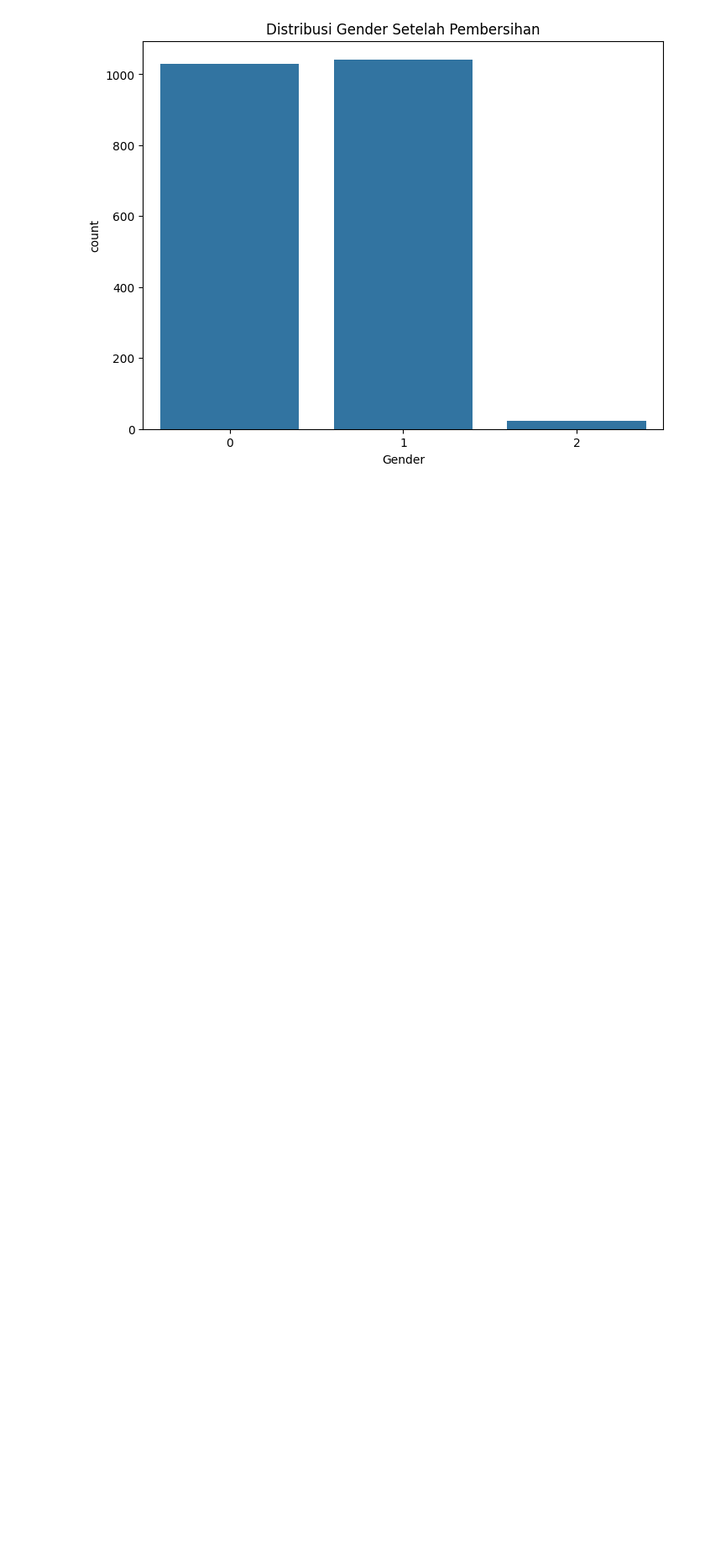
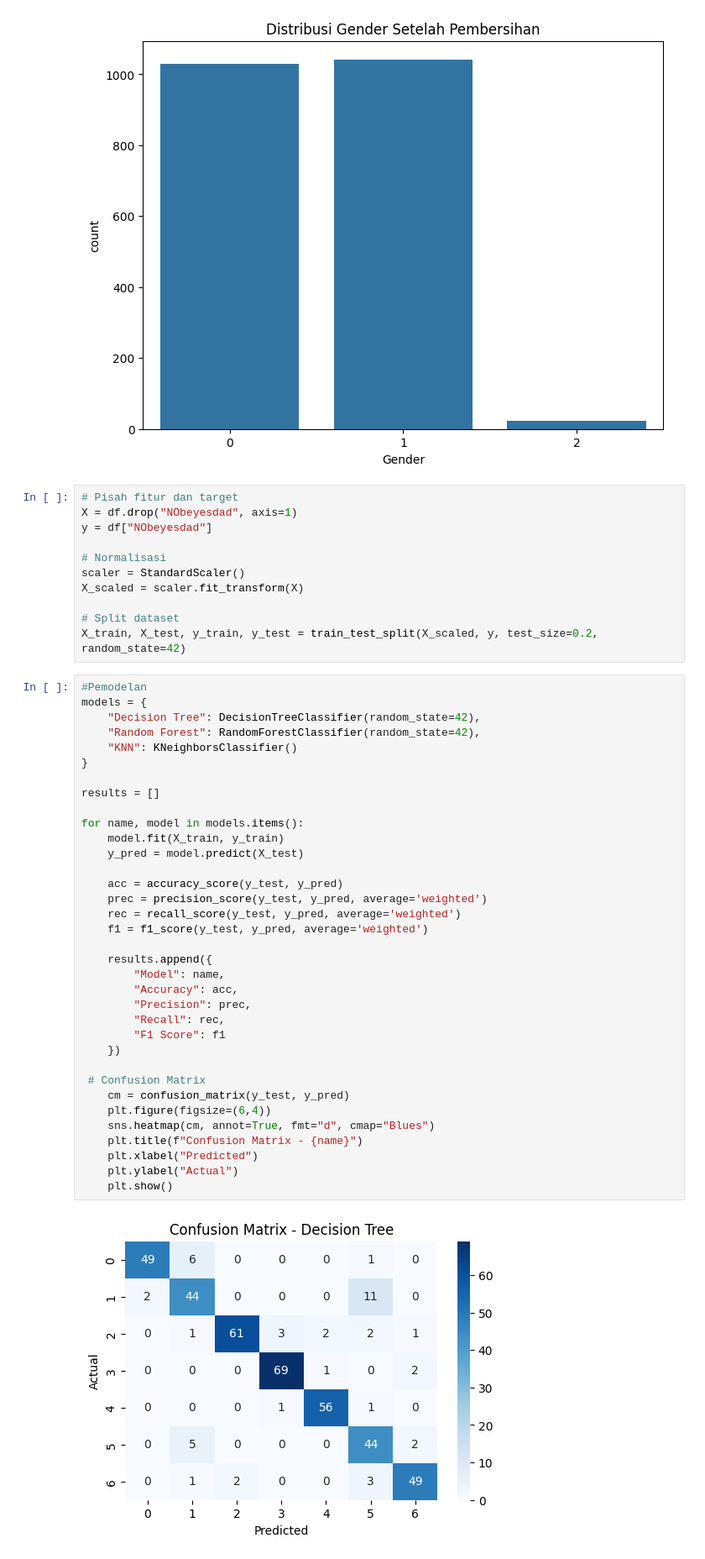
Before and after one commit to LEV9111/uasbengkod, a Jupyter notebook: UASbengkod.ipynb, the cells around one changed output. Shown: that part at 84% size. Cells and saved outputs as stored; diff of their text form; blank space fills up the shorter version.

```diff
--- a/UASbengkod.ipynb
+++ b/UASbengkod.ipynb
@@ -442,3 +444,51 @@ plt.title('Distribusi Gender Setelah Pembersihan')
 plt.show()
 # %% [output]
 [figure]
+# %%
+# Pisah fitur dan target
+X = df.drop("NObeyesdad", axis=1)
+y = df["NObeyesdad"]
+
+# Normalisasi
+scaler = StandardScaler()
+X_scaled = scaler.fit_transform(X)
+
+# Split dataset
+X_train, X_test, y_train, y_test = train_test_split(X_scaled, y, test_size=0.2, random_state=42)
+# %%
+#Pemodelan
+models = {
+    "Decision Tree": DecisionTreeClassifier(random_state=42),
+    "Random Forest": RandomForestClassifier(random_state=42),
+    "KNN": KNeighborsClassifier()
+}
+
+results = []
+
+for name, model in models.items():
+    model.fit(X_train, y_train)
+    y_pred = model.predict(X_test)
+
+    acc = accuracy_score(y_test, y_pred)
+    prec = precision_score(y_test, y_pred, average='weighted')
+    rec = recall_score(y_test, y_pred, average='weighted')
+    f1 = f1_score(y_test, y_pred, average='weighted')
+
+    results.append({
+        "Model": name,
+        "Accuracy": acc,
+        "Precision": prec,
+        "Recall": rec,
+        "F1 Score": f1
+    })
+
+ # Confusion Matrix
+    cm = confusion_matrix(y_test, y_pred)
+    plt.figure(figsize=(6,4))
+    sns.heatmap(cm, annot=True, fmt="d", cmap="Blues")
+    plt.title(f"Confusion Matrix - {name}")
+    plt.xlabel("Predicted")
+    plt.ylabel("Actual")
+    plt.show()
+# %% [output]
+[figure, added]
```
Also changed, not shown: parts of 7 cells of this notebook.
